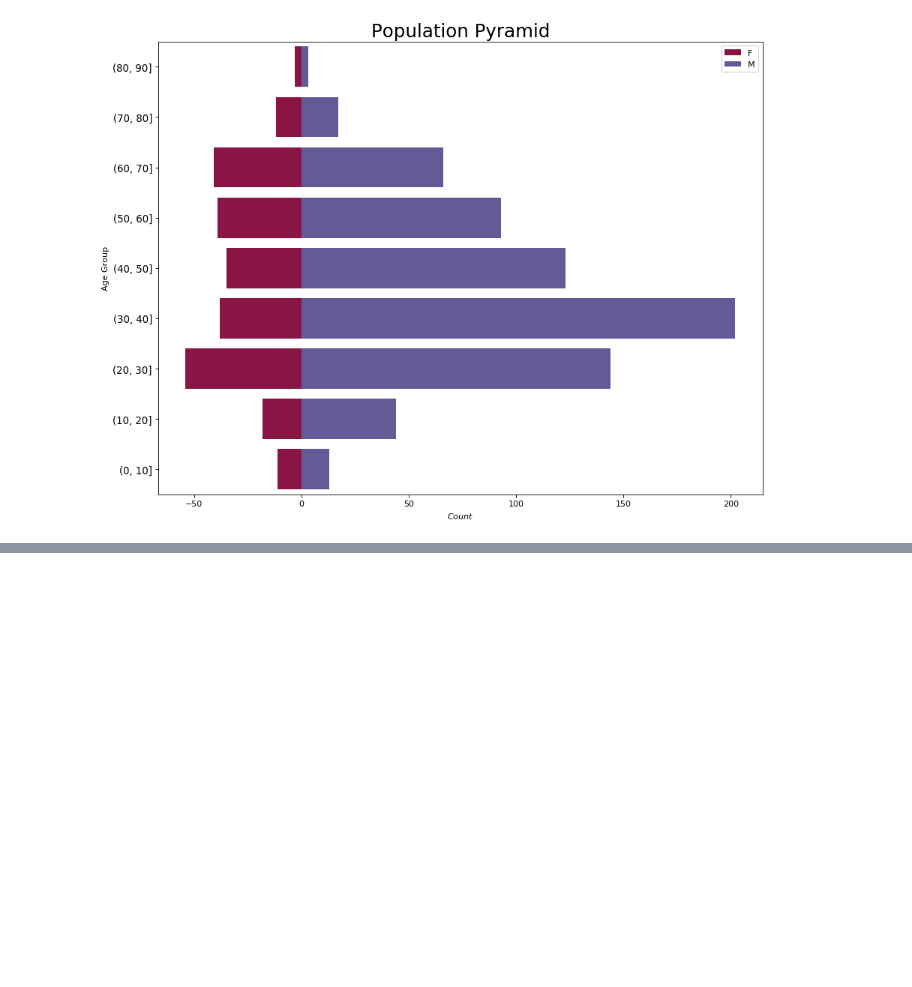
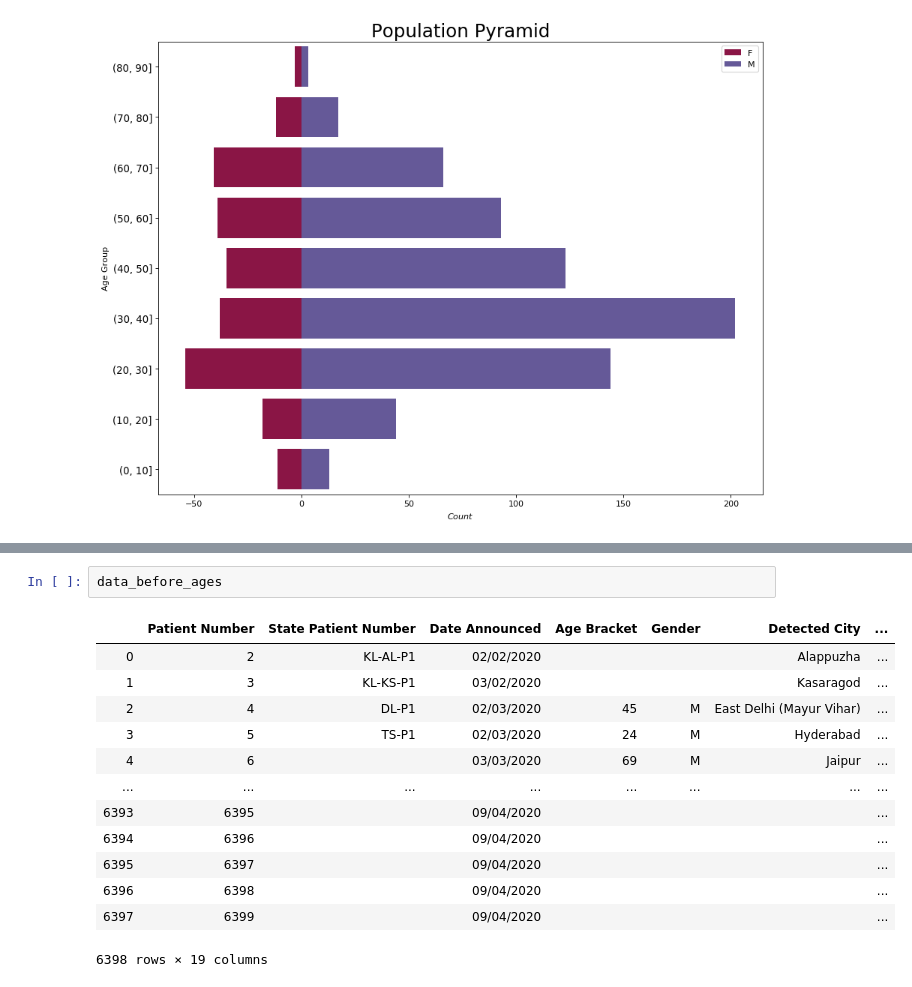
Before and after one commit to Srinjoy-Santra/covid19-india-analysis, a Jupyter notebook: India_Corona_Analysis.ipynb, the cells around one changed output, grey strips where cells are left out. Cells and saved outputs as stored; diff of their text form; blank space fills up the shorter version.

```diff
--- a/India_Corona_Analysis.ipynb
+++ b/India_Corona_Analysis.ipynb
@@ -1016,0 +1097,16 @@ plt.show()
+# %%
+data_before_ages
+# %% [output]
+|  | Patient Number | State Patient Number | Date Announced | Age Bracket | Gender | Detected City | ... |
+| 0 | 2 | KL-AL-P1 | 02/02/2020 |  |  | Alappuzha | ... |
+| 1 | 3 | KL-KS-P1 | 03/02/2020 |  |  | Kasaragod | ... |
+| 2 | 4 | DL-P1 | 02/03/2020 | 45 | M | East Delhi (Mayur Vihar) | ... |
+| 3 | 5 | TS-P1 | 02/03/2020 | 24 | M | Hyderabad | ... |
+| 4 | 6 |  | 03/03/2020 | 69 | M | Jaipur | ... |
+| ... | ... | ... | ... | ... | ... | ... | ... |
+| 6393 | 6395 |  | 09/04/2020 |  |  |  | ... |
+| 6394 | 6396 |  | 09/04/2020 |  |  |  | ... |
+| 6395 | 6397 |  | 09/04/2020 |  |  |  | ... |
+| 6396 | 6398 |  | 09/04/2020 |  |  |  | ... |
+| 6397 | 6399 |  | 09/04/2020 |  |  |  | ... |
+6398 rows × 19 columns
```
Also changed, not shown: parts of 10 cells of this notebook.
